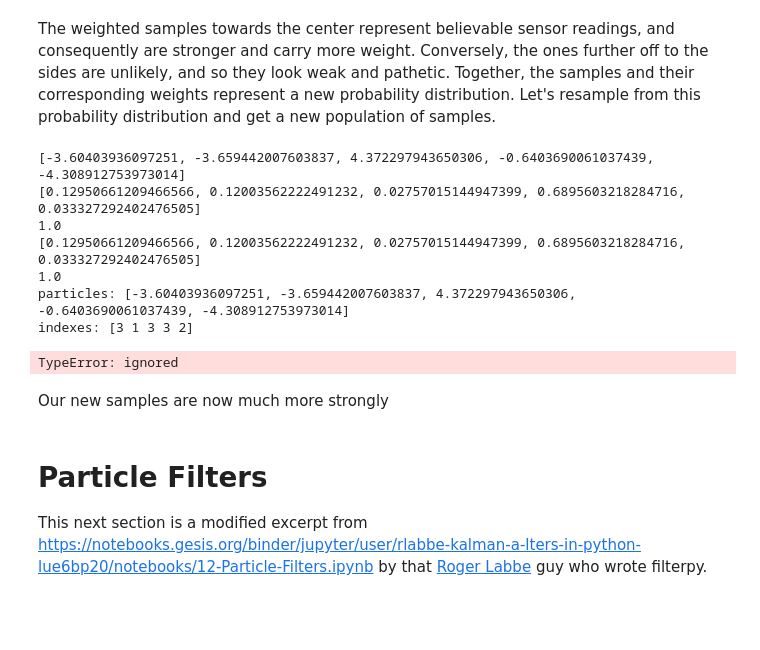
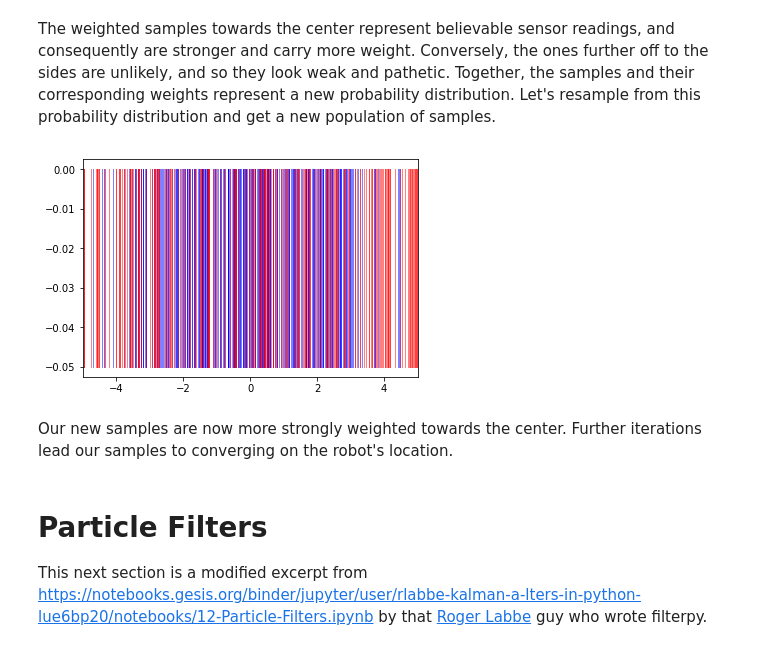
Before and after one commit to jfogarty/machine-learning-intro-workshop, a Jupyter notebook: notebooks/particle_filters.ipynb, the cells around one changed output. Cells and saved outputs as stored; diff of their text form; code cells hidden in the pictures; blank space fills up the shorter version.

```diff
--- a/notebooks/particle_filters.ipynb
+++ b/notebooks/particle_filters.ipynb
@@ -51,43 +66,44 @@ The weighted samples towards the center represent believable sensor readings, an
 # %%
 from numpy.random import uniform
 
 def simple_resample(particles, weights):
     N = len(particles)
     cumulative_sum = np.cumsum(weights)
     cumulative_sum[-1] = 1. # avoid round-off error
-    indexes = np.searchsorted(cumulative_sum, numpy.random.random(N))
+    randomNums = np.random.random(N)
+    randomNums.sort()
+    indexes = np.searchsorted(cumulative_sum, randomNums)
 
     # resample according to indexes
-    print("particles: "+str(particles))
-    print("indexes: "+str(indexes))
-    particles[:] = particles[indexes]
-    weights.fill(1.0 / N)
+    particles = [particles[i] for i in indexes]
+    return particles
 
-print(sampleX)
+# normalize the weights to [0..1]
 sumWs = sum(ws)
-print(ws)
-print(sumWs)
+ws=[q/sumWs for q in ws]
 
-ws=[q/sumWs for q in ws]
-print(ws)
-print(sum(ws))
+# Do importance Sampling to preserve the samples that are most likely
+preservedSampleXs = simple_resample(sampleXs, ws)
+preservedSampleXs = np.unique(preservedSampleXs)
+#print("preservedSampleXs" +str(preservedSampleXs))
 
-simple_resample(sampleX,ws)
-print(sampleX)
+# plot the preserved samples
+dummy=[plt.plot((i,i), (-0.05, 0), linewidth=1, color='b', alpha=0.5) for i in preservedSampleXs]
+plt.xlim([-5,5])
 
-# plot from the xs set (the new resampled set)
-dummy=[plt.plot((i,i), (-0.05, 0), linewidth=1, color='b', alpha=0.5) for i in sampleX]
+# make new samples to bring us back up to numSamples and plot them
+samplesToAdd = numSamples - len(preservedSampleXs)
+addedSampleXs = [make_new_sample() for i in range(samplesToAdd)]
+#print("addedSampleXs" +str(addedSampleXs))
+dummy=[plt.plot((i,i), (-0.05, 0), linewidth=1, color='r', alpha=0.5) for i in addedSampleXs]
+
+# Put our samples back in sampleXs and normalize the weights.
+sampleXs = np.append(preservedSampleXs, addedSampleXs)
+ws=[1/numSamples for q in ws]
 # %% [output]
-[-3.60403936097251, -3.659442007603837, 4.372297943650306, -0.6403690061037439, -4.308912753973014]
-[0.12950661209466566, 0.12003562222491232, 0.02757015144947399, 0.6895603218284716, 0.033327292402476505]
-1.0
-[0.12950661209466566, 0.12003562222491232, 0.02757015144947399, 0.6895603218284716, 0.033327292402476505]
-1.0
-particles: [-3.60403936097251, -3.659442007603837, 4.372297943650306, -0.6403690061037439, -4.308912753973014]
-indexes: [3 1 3 3 2]
-TypeError: ignored
+[figure, added]
 # %% [markdown]
-Our new samples are now much more strongly
+Our new samples are now more strongly weighted towards the center.  Further iterations lead our samples to converging on the robot's location.
 # %% [markdown]
 # Particle Filters
 This next section is a modified excerpt from https://notebooks.gesis.org/binder/jupyter/user/rlabbe-kalman-a-lters-in-python-lue6bp20/notebooks/12-Particle-Filters.ipynb by that [Roger Labbe](https://github.com/rlabbe) guy who wrote filterpy.
```
Also changed, not shown: parts of 11 cells of this notebook.
